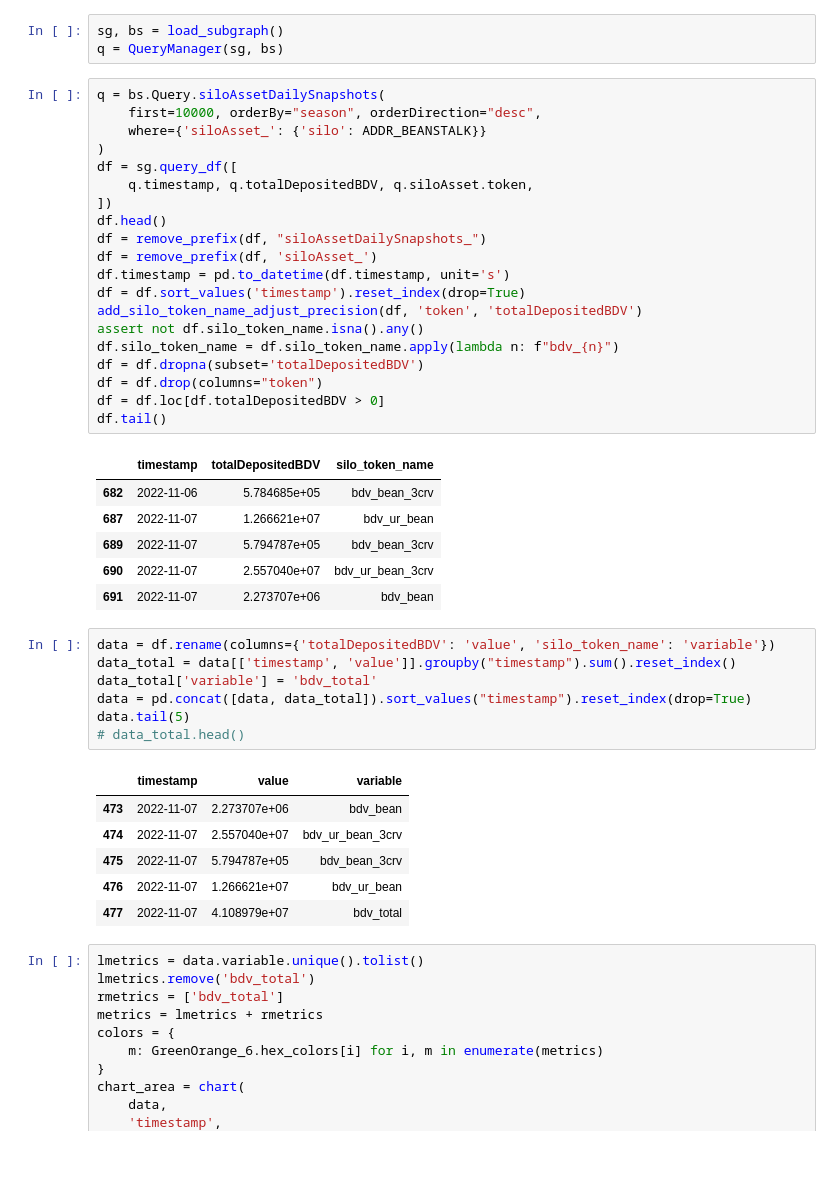
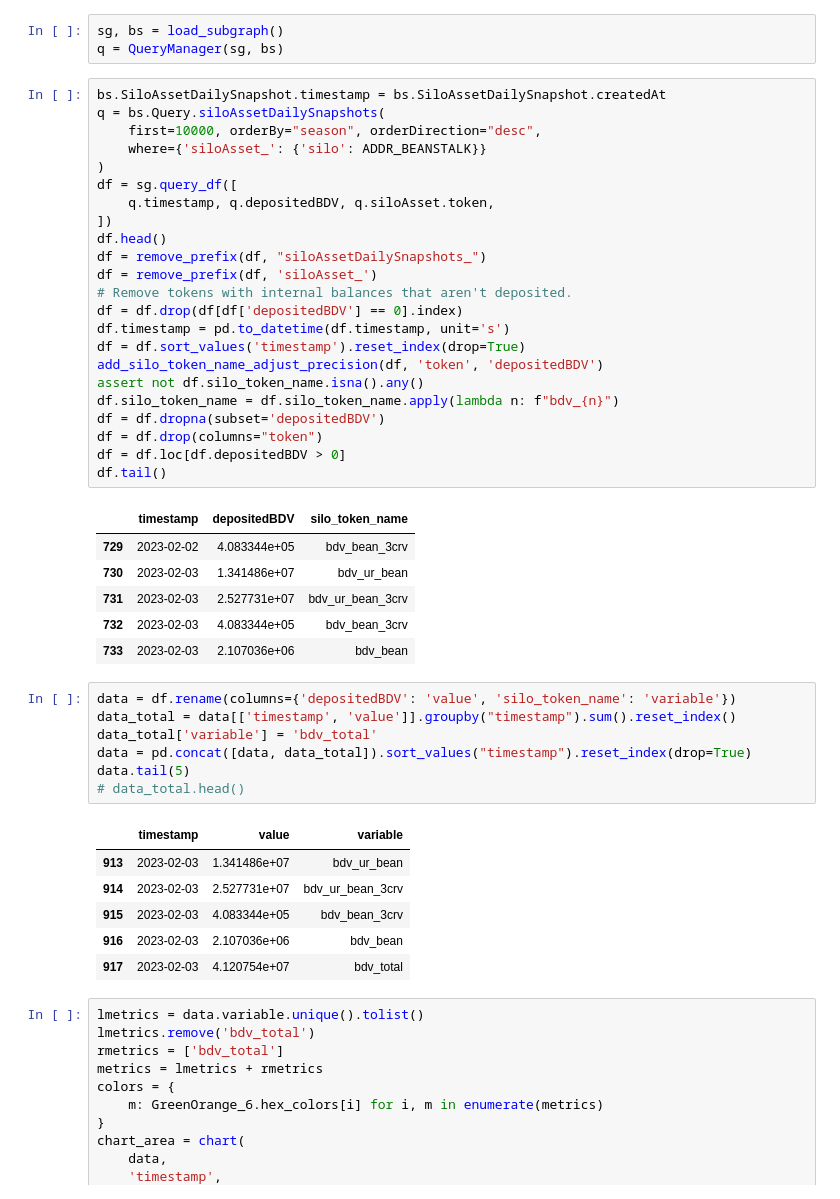
Before and after one commit to BeanstalkFarms/Beanstalk-Analytics, a Jupyter notebook: backend/src/notebooks/prod/silo_asset_breakdown.ipynb, the cells around one changed output. Drawn from its saved outputs; the diff is of its cells as text; blank space fills up the shorter version.

```diff
--- a/backend/src/notebooks/prod/silo_asset_breakdown.ipynb
+++ b/backend/src/notebooks/prod/silo_asset_breakdown.ipynb
@@ -49,34 +49,37 @@ https://api.thegraph.com/subgraphs/name/cujowolf/beanstalk
 sg, bs = load_subgraph()
 q = QueryManager(sg, bs)
 # %%
+bs.SiloAssetDailySnapshot.timestamp = bs.SiloAssetDailySnapshot.createdAt
 q = bs.Query.siloAssetDailySnapshots(
     first=10000, orderBy="season", orderDirection="desc",
     where={'siloAsset_': {'silo': ADDR_BEANSTALK}}
 )
 df = sg.query_df([
-    q.timestamp, q.totalDepositedBDV, q.siloAsset.token,
+    q.timestamp, q.depositedBDV, q.siloAsset.token,
 ])
 df.head()
 df = remove_prefix(df, "siloAssetDailySnapshots_")
 df = remove_prefix(df, 'siloAsset_')
+# Remove tokens with internal balances that aren't deposited.
+df = df.drop(df[df['depositedBDV'] == 0].index)
 df.timestamp = pd.to_datetime(df.timestamp, unit='s')
 df = df.sort_values('timestamp').reset_index(drop=True)
-add_silo_token_name_adjust_precision(df, 'token', 'totalDepositedBDV')
+add_silo_token_name_adjust_precision(df, 'token', 'depositedBDV')
 assert not df.silo_token_name.isna().any()
 df.silo_token_name = df.silo_token_name.apply(lambda n: f"bdv_{n}")
-df = df.dropna(subset='totalDepositedBDV')
+df = df.dropna(subset='depositedBDV')
 df = df.drop(columns="token")
-df = df.loc[df.totalDepositedBDV > 0]
+df = df.loc[df.depositedBDV > 0]
 df.tail()
 # %% [output]
-|  | timestamp | totalDepositedBDV | silo_token_name |
-| 682 | 2022-11-06 | 5.784685e+05 | bdv_bean_3crv |
-| 687 | 2022-11-07 | 1.266621e+07 | bdv_ur_bean |
-| 689 | 2022-11-07 | 5.794787e+05 | bdv_bean_3crv |
-| 690 | 2022-11-07 | 2.557040e+07 | bdv_ur_bean_3crv |
-| 691 | 2022-11-07 | 2.273707e+06 | bdv_bean |
+|  | timestamp | depositedBDV | silo_token_name |
+| 729 | 2023-02-02 | 4.083344e+05 | bdv_bean_3crv |
+| 730 | 2023-02-03 | 1.341486e+07 | bdv_ur_bean |
+| 731 | 2023-02-03 | 2.527731e+07 | bdv_ur_bean_3crv |
+| 732 | 2023-02-03 | 4.083344e+05 | bdv_bean_3crv |
+| 733 | 2023-02-03 | 2.107036e+06 | bdv_bean |
 # %%
-data = df.rename(columns={'totalDepositedBDV': 'value', 'silo_token_name': 'variable'})
+data = df.rename(columns={'depositedBDV': 'value', 'silo_token_name': 'variable'})
 data_total = data[['timestamp', 'value']].groupby("timestamp").sum().reset_index()
 data_total['variable'] = 'bdv_total'
 data = pd.concat([data, data_total]).sort_values("timestamp").reset_index(drop=True)
@@ -84,11 +87,11 @@ data.tail(5)
 # data_total.head()
 # %% [output]
 |  | timestamp | value | variable |
-| 473 | 2022-11-07 | 2.273707e+06 | bdv_bean |
-| 474 | 2022-11-07 | 2.557040e+07 | bdv_ur_bean_3crv |
-| 475 | 2022-11-07 | 5.794787e+05 | bdv_bean_3crv |
-| 476 | 2022-11-07 | 1.266621e+07 | bdv_ur_bean |
-| 477 | 2022-11-07 | 4.108979e+07 | bdv_total |
+| 913 | 2023-02-03 | 1.341486e+07 | bdv_ur_bean |
+| 914 | 2023-02-03 | 2.527731e+07 | bdv_ur_bean_3crv |
+| 915 | 2023-02-03 | 4.083344e+05 | bdv_bean_3crv |
+| 916 | 2023-02-03 | 2.107036e+06 | bdv_bean |
+| 917 | 2023-02-03 | 4.120754e+07 | bdv_total |
 # %%
 lmetrics = data.variable.unique().tolist()
 lmetrics.remove('bdv_total')
```
Also changed, not shown: parts of 1 cell of this notebook, 15 other files.
